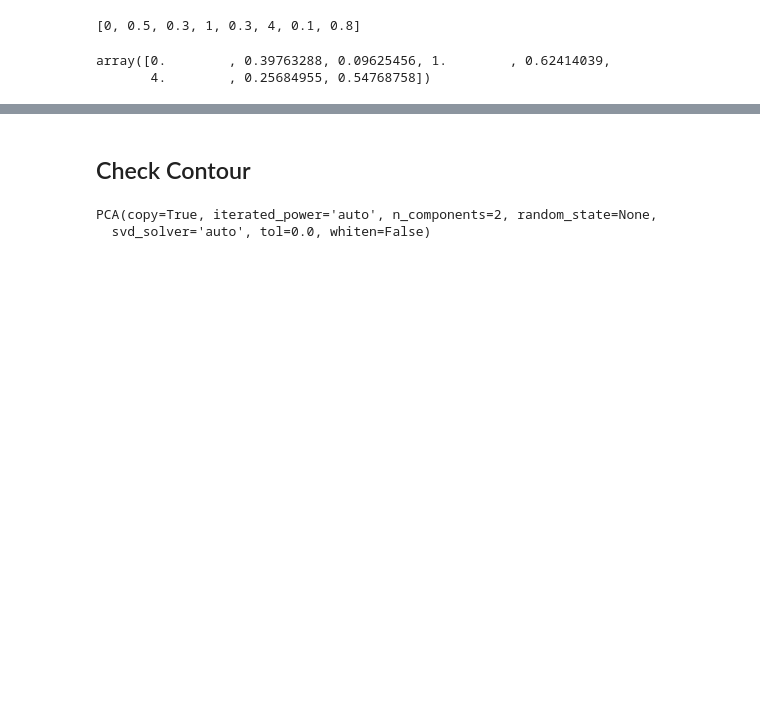
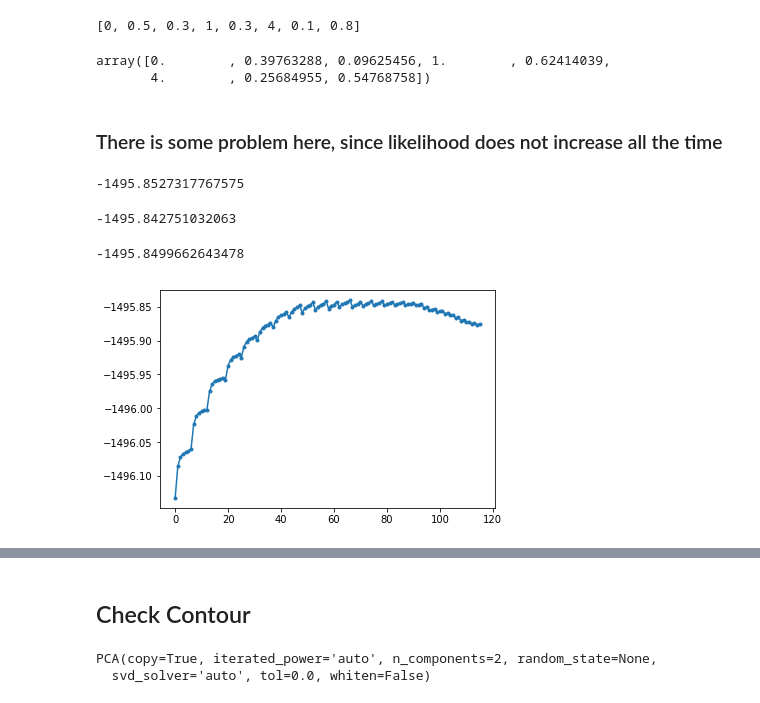
Before and after one commit to wenshuowang/inverse-POMDP, a Jupyter notebook: oneboxColor.ipynb, the cells around one changed output, grey strips where cells are left out. Saved outputs shown, nothing was run; the diff lists cells and outputs as text; code cells hidden in the pictures; blank space fills up the shorter version.

```diff
--- a/oneboxColor.ipynb
+++ b/oneboxColor.ipynb
@@ -582,0 +581,2 @@ array([0.        , 0.39763288, 0.09625456, 1.        , 0.62414039,
+# %% [markdown]
+### There is some problem here, since likelihood does not increase all the time
@@ -582,0 +586,43 @@ array([0.        , 0.39763288, 0.09625456, 1.        , 0.62414039,
+# %%
+onebox1 = oneboxColMDPder(discount, nq, nr, na, para1)
+ThA1 = onebox1.ThA
+softpolicy1 = onebox1.softpolicy
+TBo1 = onebox1.Trans_hybrid_obs
+OE_TS1 = onebox1.Obs_emis_trans
+pi = np.ones(nq) / nq
+Ncol1 = para1[5] - 1
+oneHMMCol1 = HMMoneboxCol(ThA1, softpolicy1, TBo1, OE_TS1, pi, Ncol1)
+
+## Calculate likelihood of observed and complete date, and entropy of the latent sequence
+complete_likelihood_old = oneHMMCol1.computeQaux(obs, ThA1, softpolicy1, TBo1)
+latent_entropy = oneHMMCol1.latent_entr(obs)
+log_likelihood = complete_likelihood_old + latent_entropy
+print(log_likelihood)
+# %% [output]
+-1495.8527317767575
+# %%
+oneHMMCol1.computeQaux(obs, ThA2, softpolicy2, TBo2) + oneHMMCol1.latent_entr(obs)
+# %% [output]
+-1495.842751032063
+# %%
+onebox2 = oneboxColMDPder(discount, nq, nr, na, para2)
+ThA2 = onebox2.ThA
+softpolicy2 = onebox2.softpolicy
+TBo2 = onebox2.Trans_hybrid_obs
+OE_TS2 = onebox2.Obs_emis_trans
+pi = np.ones(nq) / nq
+Ncol2 = para2[5] - 1
+oneHMMCol2 = HMMoneboxCol(ThA2, softpolicy2, TBo2, OE_TS2, pi, Ncol2)
+
+## Calculate likelihood of observed and complete date, and entropy of the latent sequence
+complete_likelihood_old = oneHMMCol2.computeQaux(obs, ThA2, softpolicy2, TBo2)
+latent_entropy = oneHMMCol2.latent_entr(obs)
+log_likelihood = complete_likelihood_old + latent_entropy
+print(log_likelihood)
+# %% [output]
+-1495.8499662643478
+# %%
+plt.plot([j for i in log_likelihoods_new[25:-1] for j in i], marker='.')
+plt.show()
+# %% [output]
+[figure, added]
```
Also changed, not shown: parts of 28 cells of this notebook, 2 other files.
